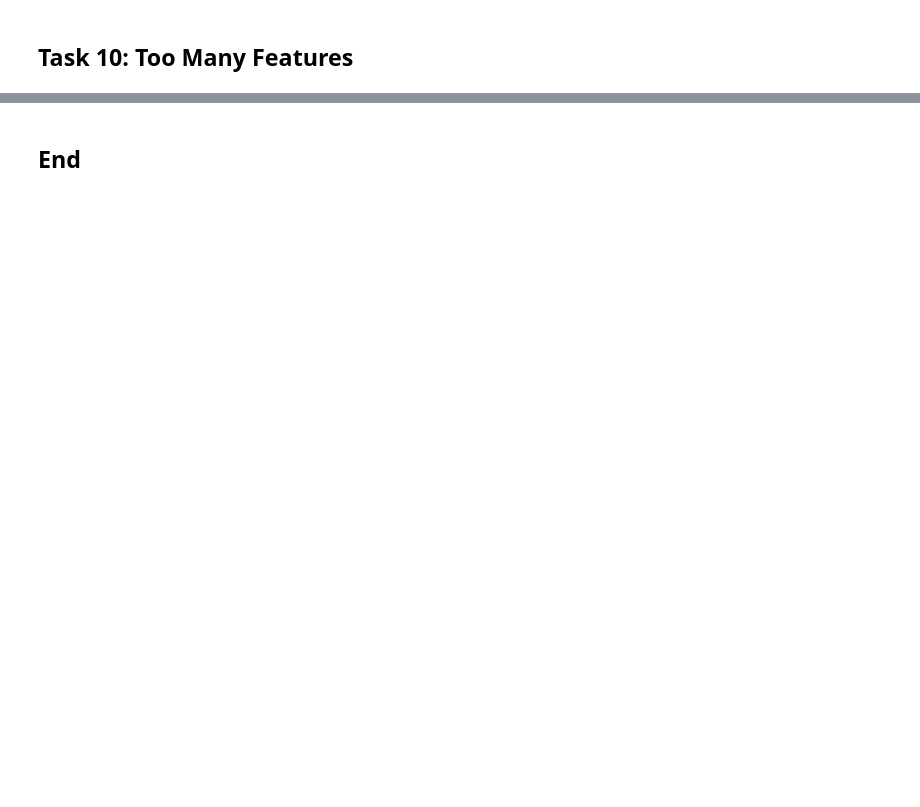
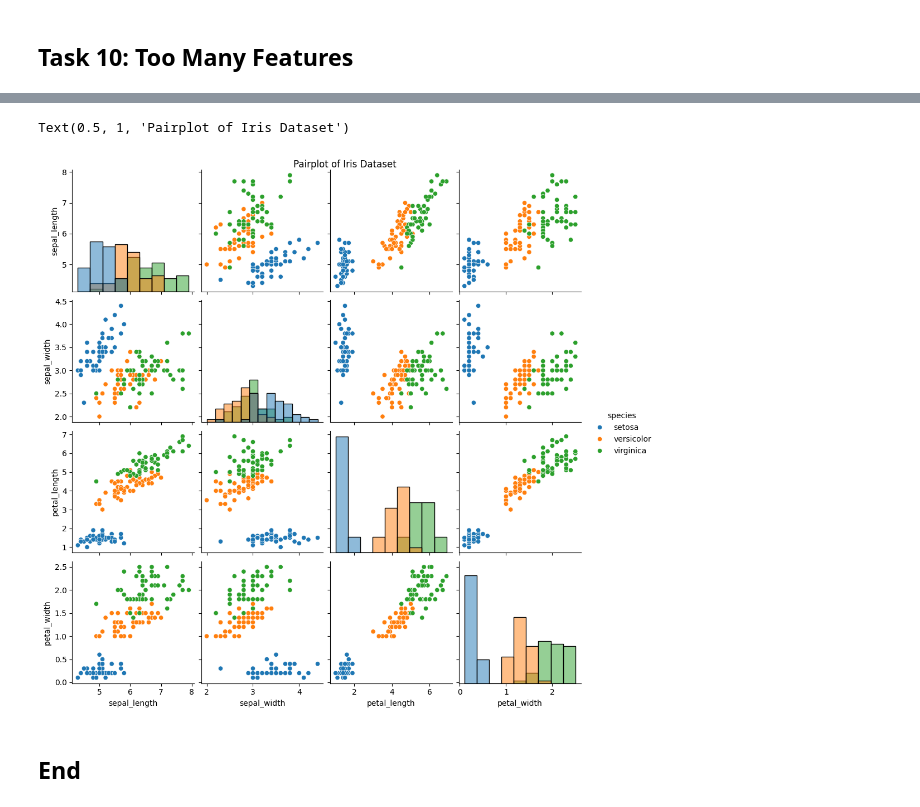
Before and after one commit to zoeharlowe/principles_of_data_analytics, a Jupyter notebook: tasks.ipynb, the cells around one changed output, grey strips where cells are left out. Drawn from its saved outputs; the diff is of its cells as text; code cells hidden in the pictures; blank space fills up the shorter version.

Commit message:
Completed Task 10 (pairplot)

```diff
--- a/tasks.ipynb
+++ b/tasks.ipynb
@@ -505,2 +517,14 @@ fig
+# %%
+# Load the pairplot using Seaborn
+# Plot colours to the species of Iris flower using the 'hue' argument
+# Make diagonal plots histograms instead of KDEs
+g = sns.pairplot(df, hue="species", diag_kind='hist')
+
+# Add title
+# Add some height to the title using the 'y' argument as it was covering some of the pairplot
+g.figure.suptitle("Pairplot of Iris Dataset", y=1)
+# %% [output]
+Text(0.5, 1, 'Pairplot of Iris Dataset')
+[figure, added]
 # %% [markdown]
 ## End
```
Also changed, not shown: parts of 4 cells of this notebook.
